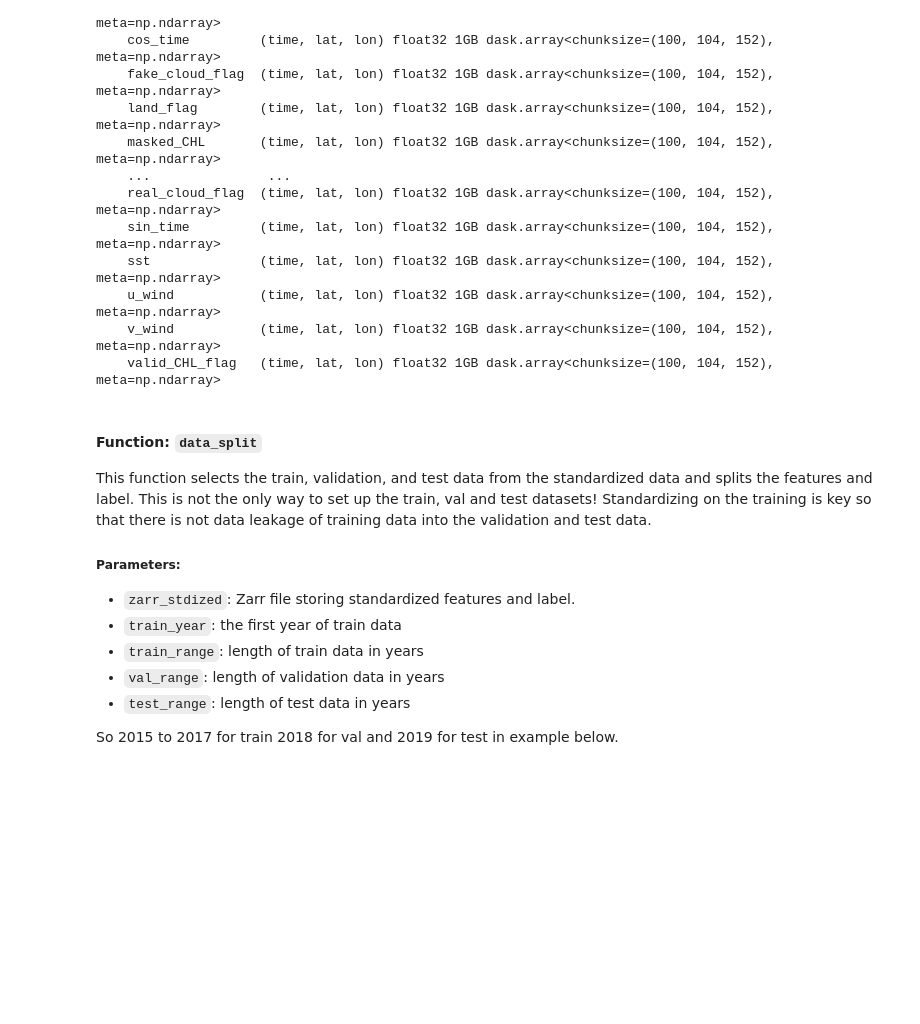
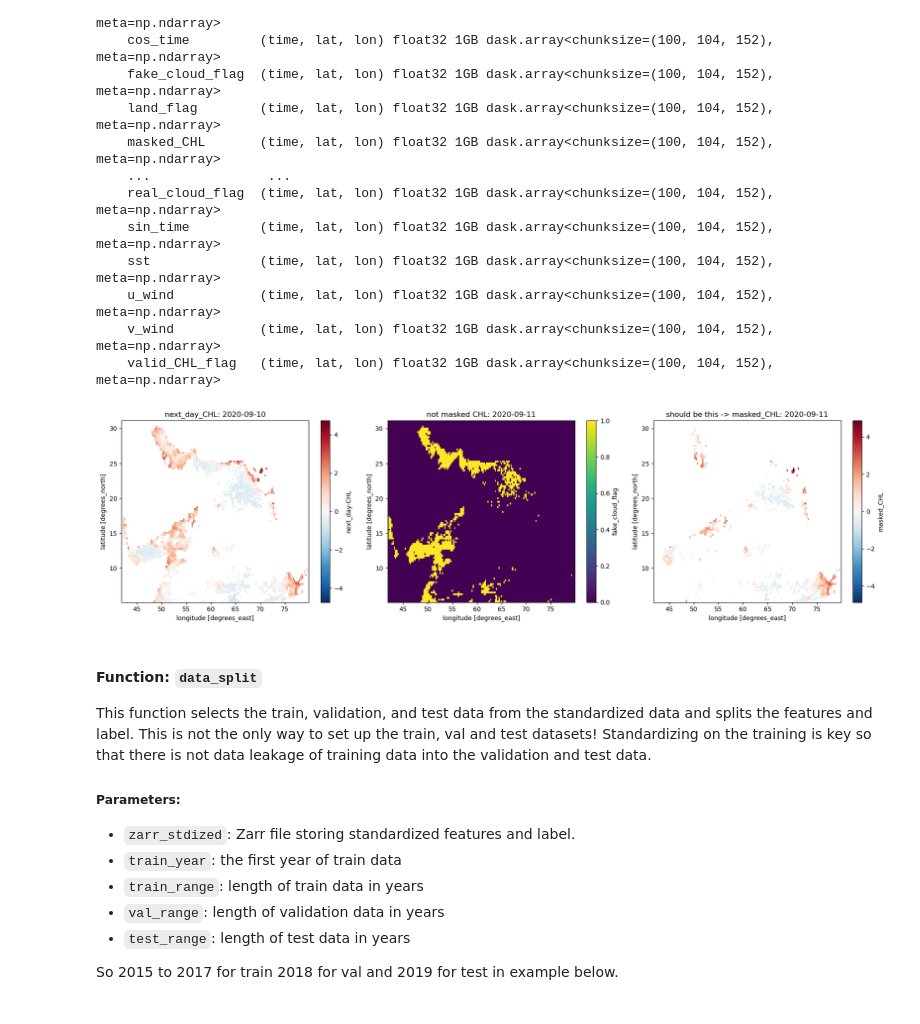
Before and after one commit to SAFS-Varanasi-Internship/mindthegap, a Jupyter notebook: book/2-U-Net_Fit.ipynb, the cells around one changed output. Saved outputs shown, nothing was run; the diff lists cells and outputs as text; code cells hidden in the pictures; blank space fills up the shorter version.

```diff
--- a/book/2-U-Net_Fit.ipynb
+++ b/book/2-U-Net_Fit.ipynb
@@ -146,6 +148,29 @@ Data variables: (12/14)
     u_wind           (time, lat, lon) float32 1GB dask.array<chunksize=(100, 104, 152), meta=np.ndarray>
     v_wind           (time, lat, lon) float32 1GB dask.array<chunksize=(100, 104, 152), meta=np.ndarray>
     valid_CHL_flag   (time, lat, lon) float32 1GB dask.array<chunksize=(100, 104, 152), meta=np.ndarray>
+# %%
+import matplotlib.pyplot as plt
+
+fig, axes = plt.subplots(1, 3, figsize=(18, 5))
+
+ds_cropped["next_day-CHL"].sel(time="2020-09-10").plot(
+    ax=axes[0],
+)
+axes[0].set_title("next_day_CHL: 2020-09-10")
+
+ds_cropped["fake_cloud_flag"].sel(time="2020-09-11").plot(
+    ax=axes[1],
+)
+axes[1].set_title("not masked CHL: 2020-09-11")
+
+ds_cropped["masked_CHL"].sel(time="2020-09-11").plot(
+    ax=axes[2],
+)
+axes[2].set_title("should be this -> masked_CHL: 2020-09-11")
+
+plt.tight_layout()
+# %% [output]
+[figure, added]
 # %% [markdown]
 #### Function: `data_split`
 This function selects the train, validation, and test data from the standardized data and splits the features and label. This is not the only way to set up the train, val and test datasets! Standardizing on the training is key so that there is not data leakage of training data into the validation and test data.
```
Also changed, not shown: parts of 1 cell of this notebook, 6 other files.
